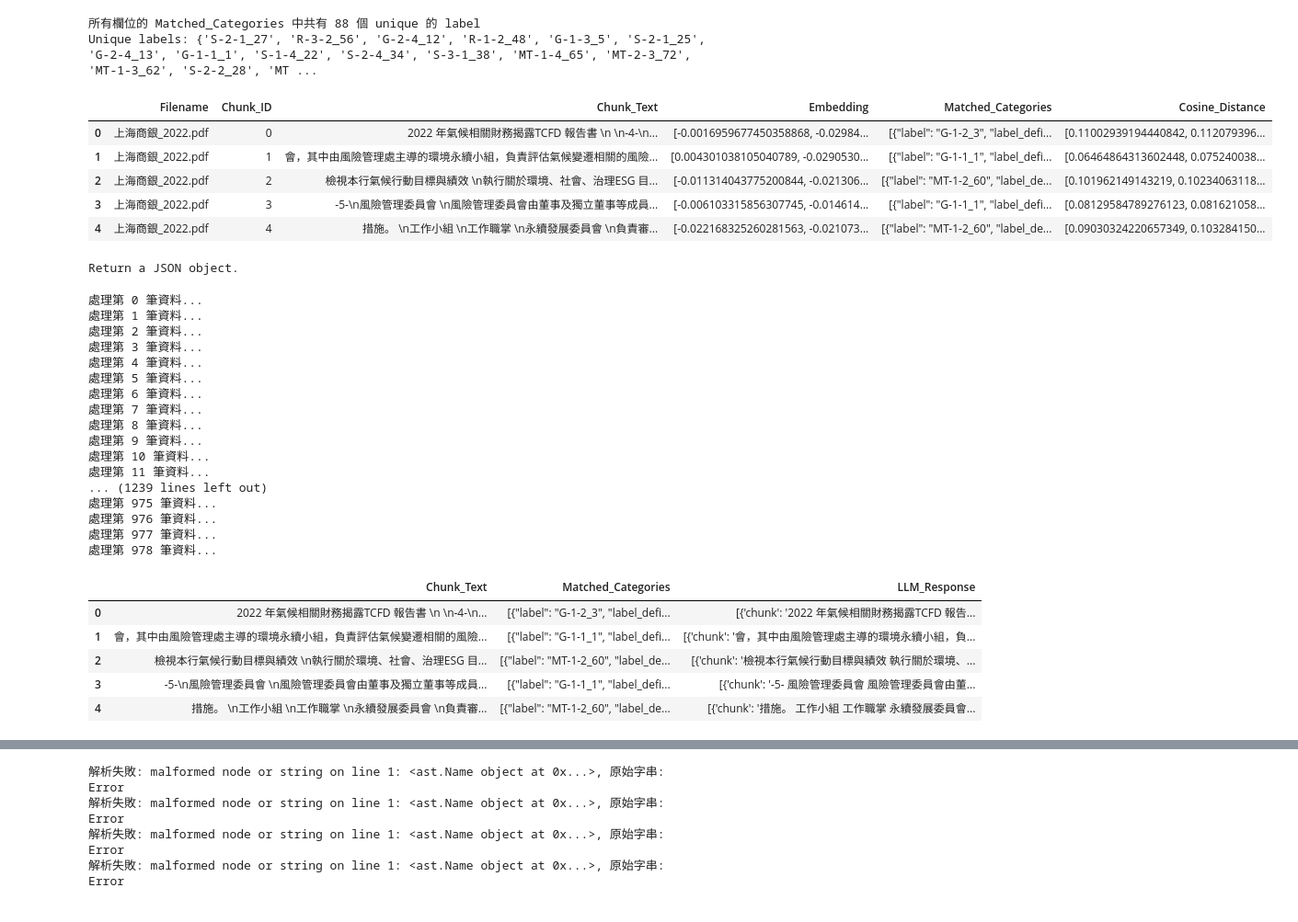
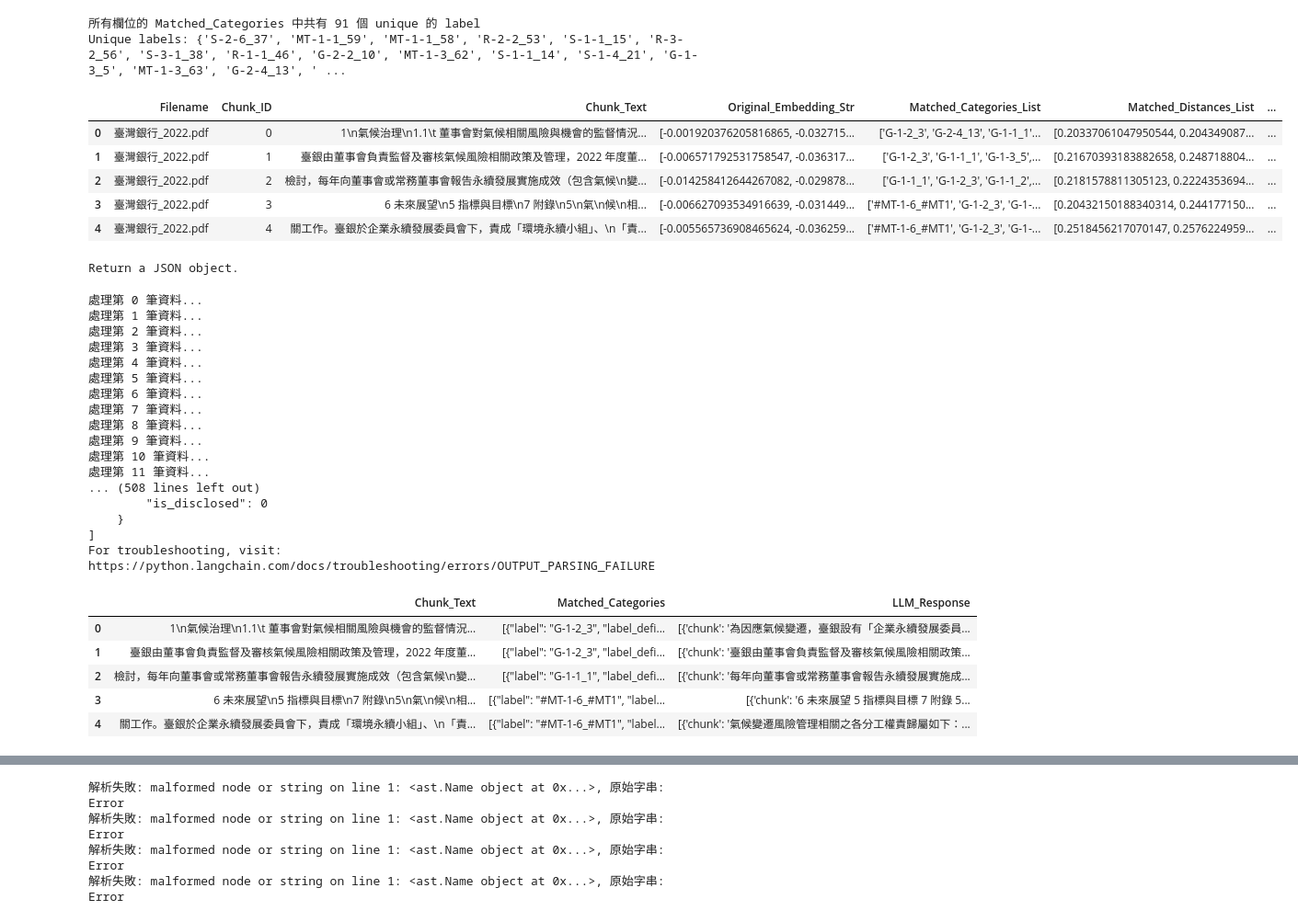
Before and after one commit to Mattis3858/Automated-model-to-assess-TCFD-reports, a Jupyter notebook: llm_second_verification_accuracy_analysis.ipynb, the cells around one changed output, grey strips where cells are left out. Shown at 92% size. Cells and saved outputs as stored; diff of their text form; code cells hidden in the pictures.

```diff
--- a/llm_second_verification_accuracy_analysis.ipynb
+++ b/llm_second_verification_accuracy_analysis.ipynb
@@ -123,8 +122,7 @@ def convert_to_list(x):
     else:
         return []
 
-# 將每一列的 Matched_Categories 轉換為 list
-all_labels_lists = df_chunks_all['Matched_Categories'].apply(convert_to_list)
+all_labels_lists = df_chunks_all['Matched_Categories_List'].apply(convert_to_list)
 
 # 將所有列表攤平成一個大列表
 unique_labels = set()
@@ -134,8 +132,8 @@ for labels in all_labels_lists:
 print("所有欄位的 Matched_Categories 中共有", len(unique_labels), "個 unique 的 label")
 print("Unique labels:", unique_labels)
 # %% [output]
-所有欄位的 Matched_Categories 中共有 88 個 unique 的 label
-Unique labels: {'S-2-1_27', 'R-3-2_56', 'G-2-4_12', 'R-1-2_48', 'G-1-3_5', 'S-2-1_25', 'G-2-4_13', 'G-1-1_1', 'S-1-4_22', 'S-2-4_34', 'S-3-1_38', 'MT-1-4_65', 'MT-2-3_72', 'MT-1-3_62', 'S-2-2_28', 'MT ...
+所有欄位的 Matched_Categories 中共有 91 個 unique 的 label
+Unique labels: {'S-2-6_37', 'MT-1-1_59', 'MT-1-1_58', 'R-2-2_53', 'S-1-1_15', 'R-3-2_56', 'S-3-1_38', 'R-1-1_46', 'G-2-2_10', 'MT-1-3_62', 'S-1-1_14', 'S-1-4_21', 'G-1-3_5', 'MT-1-3_63', 'G-2-4_13', ' ...
 # %%
 def transform_matched_categories(val):
     # 若欄位為空值，則回傳空清單的JSON字串
@@ -154,16 +152,16 @@ def transform_matched_categories(val):
         })
     return json.dumps(json_list, ensure_ascii=False)
 # %%
-df_chunks_all['Matched_Categories'] = df_chunks_all['Matched_Categories'].apply(transform_matched_categories)
+df_chunks_all['Matched_Categories'] = df_chunks_all['Matched_Categories_List'].apply(transform_matched_categories)
 
 df_chunks_all.head()
 # %% [output]
-|  | Filename | Chunk_ID | Chunk_Text | Embedding | Matched_Categories | Cosine_Distance |
-| 0 | 上海商銀_2022.pdf | 0 | 2022 年氣候相關財務揭露TCFD 報告書 \n \n-4-\n... | [-0.0016959677450358868, -0.02984... | [{"label": "G-1-2_3", "label_defi... | [0.11002939194440842, 0.112079396... |
-| 1 | 上海商銀_2022.pdf | 1 | 會，其中由風險管理處主導的環境永續小組，負責評估氣候變遷相關的風險... | [0.004301038105040789, -0.0290530... | [{"label": "G-1-1_1", "label_defi... | [0.06464864313602448, 0.075240038... |
-| 2 | 上海商銀_2022.pdf | 2 | 檢視本行氣候行動目標與績效 \n執行關於環境、社會、治理ESG 目... | [-0.011314043775200844, -0.021306... | [{"label": "MT-1-2_60", "label_de... | [0.101962149143219, 0.10234063118... |
-| 3 | 上海商銀_2022.pdf | 3 | -5-\n風險管理委員會 \n風險管理委員會由董事及獨立董事等成員... | [-0.006103315856307745, -0.014614... | [{"label": "G-1-1_1", "label_defi... | [0.08129584789276123, 0.081621058... |
-| 4 | 上海商銀_2022.pdf | 4 | 措施。 \n工作小組 \n工作職掌 \n永續發展委員會 \n負責審... | [-0.022168325260281563, -0.021073... | [{"label": "MT-1-2_60", "label_de... | [0.09030324220657349, 0.103284150... |
+|  | Filename | Chunk_ID | Chunk_Text | Original_Embedding_Str | Matched_Categories_List | Matched_Distances_List | ... |
+| 0 | 臺灣銀行_2022.pdf | 0 | 1\n氣候治理\n1.1\t 董事會對氣候相關風險與機會的監督情況... | [-0.001920376205816865, -0.032715... | ['G-1-2_3', 'G-2-4_13', 'G-1-1_1'... | [0.20337061047950544, 0.204349087... | ... |
+| 1 | 臺灣銀行_2022.pdf | 1 | 臺銀由董事會負責監督及審核氣候風險相關政策及管理，2022 年度董... | [-0.006571792531758547, -0.036317... | ['G-1-2_3', 'G-1-1_1', 'G-1-3_5',... | [0.21670393183882658, 0.248718804... | ... |
+| 2 | 臺灣銀行_2022.pdf | 2 | 檢討，每年向董事會或常務董事會報告永續發展實施成效（包含氣候\n變... | [-0.014258412644267082, -0.029878... | ['G-1-1_1', 'G-1-2_3', 'G-1-1_2',... | [0.2181578811305123, 0.2224353694... | ... |
+| 3 | 臺灣銀行_2022.pdf | 3 | 6 未來展望\n5 指標與目標\n7 附錄\n5\n氣\n候\n相... | [-0.006627093534916639, -0.031449... | ['#MT-1-6_#MT1', 'G-1-2_3', 'G-1-... | [0.20432150188340314, 0.244177150... | ... |
+| 4 | 臺灣銀行_2022.pdf | 4 | 關工作。臺銀於企業永續發展委員會下，責成「環境永續小組」、\n「責... | [-0.005565736908465624, -0.036259... | ['#MT-1-6_#MT1', 'G-1-2_3', 'G-1-... | [0.2518456217070147, 0.2576224959... | ... |
 # %%
 json_parser = JsonOutputParser()
 format_instructions = json_parser.get_format_instructions()
@@ -182,7 +180,7 @@ def process_row(index, row):
 # %%
 results = {}
 
-with concurrent.futures.ThreadPoolExecutor(max_workers=20) as executor:
+with concurrent.futures.ThreadPoolExecutor(max_workers=15) as executor:
     future_to_index = {executor.submit(process_row, index, row): index for index, row in df_chunks_all.iterrows()}
     for future in concurrent.futures.as_completed(future_to_index):
         index = future_to_index[future]
@@ -209,17 +207,17 @@ df_chunks_all[['Chunk_Text', 'Matched_Categories', 'LLM_Response']].head()
 處理第 9 筆資料...
 處理第 10 筆資料...
 處理第 11 筆資料...
-... (1239 lines left out)
-處理第 975 筆資料...
-處理第 976 筆資料...
-處理第 977 筆資料...
-處理第 978 筆資料...
+... (508 lines left out)
+        "is_disclosed": 0
+    }
+]
+For troubleshooting, visit: https://python.langchain.com/docs/troubleshooting/errors/OUTPUT_PARSING_FAILURE
 |  | Chunk_Text | Matched_Categories | LLM_Response |
-| 0 | 2022 年氣候相關財務揭露TCFD 報告書 \n \n-4-\n... | [{"label": "G-1-2_3", "label_defi... | [{'chunk': '2022 年氣候相關財務揭露TCFD 報告... |
-| 1 | 會，其中由風險管理處主導的環境永續小組，負責評估氣候變遷相關的風險... | [{"label": "G-1-1_1", "label_defi... | [{'chunk': '會，其中由風險管理處主導的環境永續小組，負... |
-| 2 | 檢視本行氣候行動目標與績效 \n執行關於環境、社會、治理ESG 目... | [{"label": "MT-1-2_60", "label_de... | [{'chunk': '檢視本行氣候行動目標與績效 執行關於環境、... |
-| 3 | -5-\n風險管理委員會 \n風險管理委員會由董事及獨立董事等成員... | [{"label": "G-1-1_1", "label_defi... | [{'chunk': '-5- 風險管理委員會 風險管理委員會由董... |
-| 4 | 措施。 \n工作小組 \n工作職掌 \n永續發展委員會 \n負責審... | [{"label": "MT-1-2_60", "label_de... | [{'chunk': '措施。 工作小組 工作職掌 永續發展委員會... |
+| 0 | 1\n氣候治理\n1.1\t 董事會對氣候相關風險與機會的監督情況... | [{"label": "G-1-2_3", "label_defi... | [{'chunk': '為因應氣候變遷，臺銀設有「企業永續發展委員... |
+| 1 | 臺銀由董事會負責監督及審核氣候風險相關政策及管理，2022 年度董... | [{"label": "G-1-2_3", "label_defi... | [{'chunk': '臺銀由董事會負責監督及審核氣候風險相關政策... |
+| 2 | 檢討，每年向董事會或常務董事會報告永續發展實施成效（包含氣候\n變... | [{"label": "G-1-1_1", "label_defi... | [{'chunk': '每年向董事會或常務董事會報告永續發展實施成... |
+| 3 | 6 未來展望\n5 指標與目標\n7 附錄\n5\n氣\n候\n相... | [{"label": "#MT-1-6_#MT1", "label... | [{'chunk': '6 未來展望 5 指標與目標 7 附錄 5... |
+| 4 | 關工作。臺銀於企業永續發展委員會下，責成「環境永續小組」、\n「責... | [{"label": "#MT-1-6_#MT1", "label... | [{'chunk': '氣候變遷風險管理相關之各分工權責歸屬如下：... |
 # %%
 def analyze_llm_responses(df):
     all_original_labels = set()
```
Also changed, not shown: parts of 2 cells of this notebook, 4 other files.
